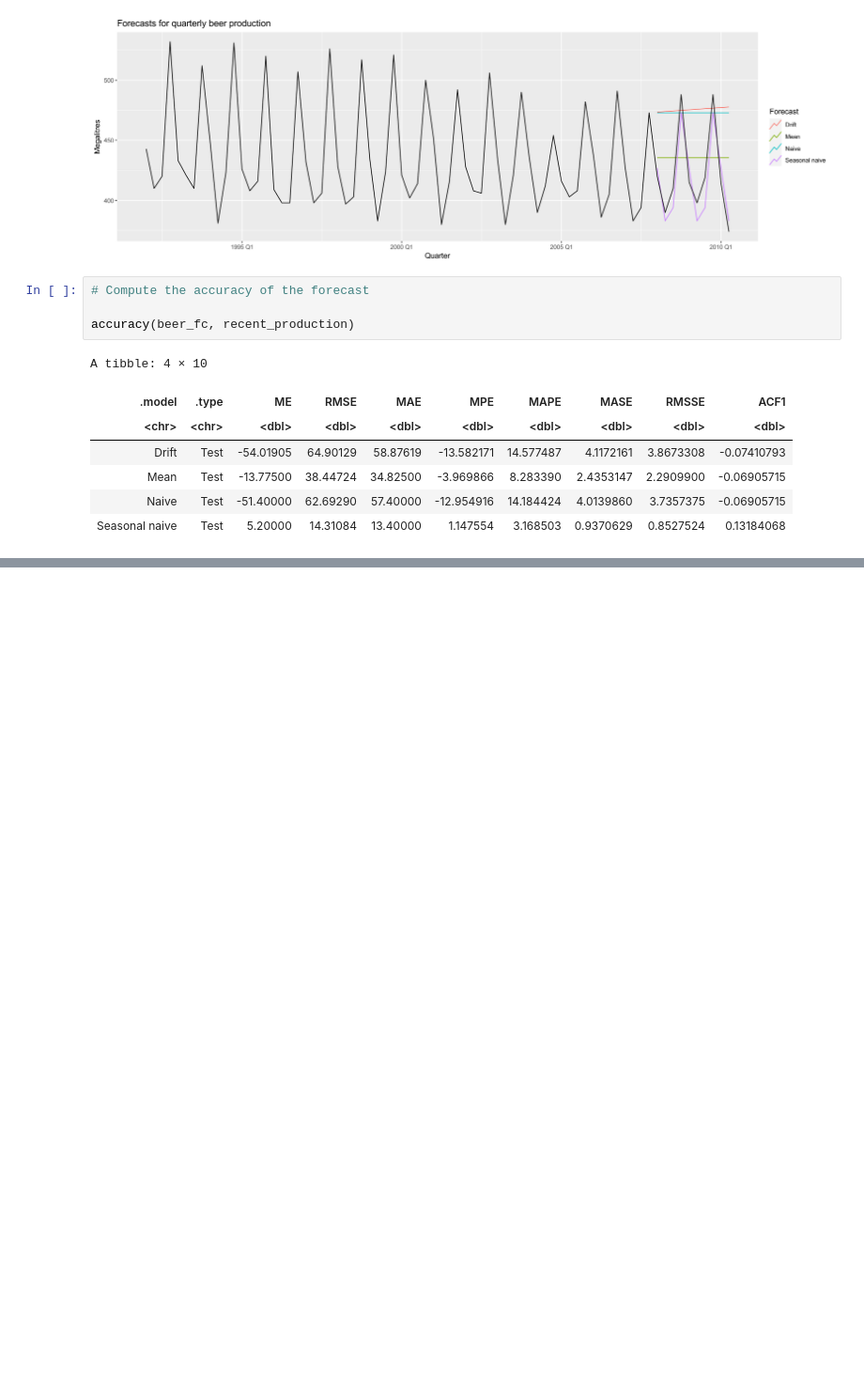
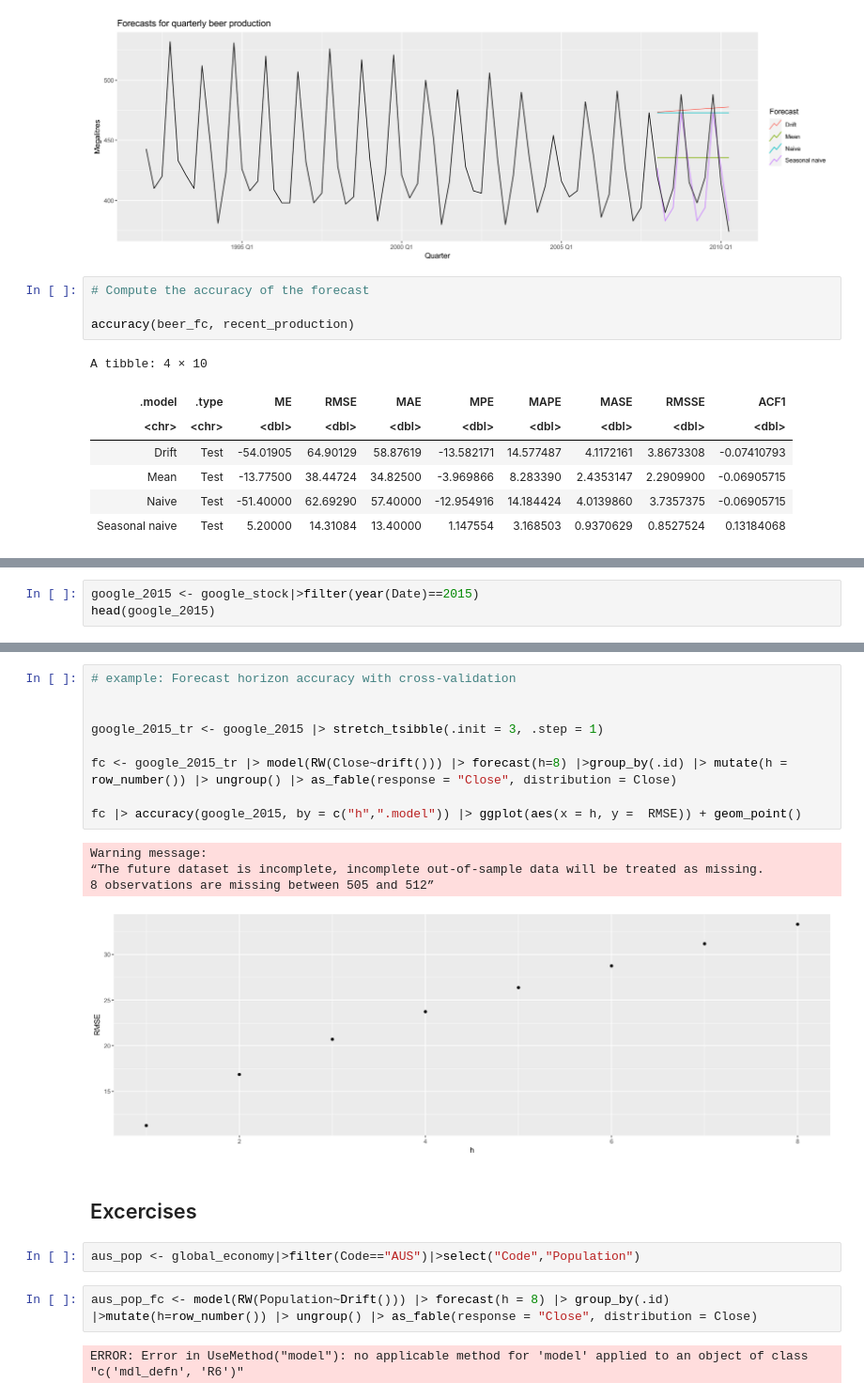
Before and after one commit to ARKA1112/Time_Series_R, a Jupyter notebook: OTEXTS_5.ipynb, the cells around one changed output, grey strips where cells are left out. Shown at 94% size. Cells and saved outputs as stored; diff of their text form; blank space fills up the shorter version.

```diff
--- a/OTEXTS_5.ipynb
+++ b/OTEXTS_5.ipynb
@@ -758,0 +798,3 @@ A tibble: 4 × 10
+# %%
+google_2015 <- google_stock|>filter(year(Date)==2015)
+head(google_2015)
@@ -758,0 +856,22 @@ A tibble: 4 × 10
+# %%
+# example: Forecast horizon accuracy with cross-validation
+
+
+google_2015_tr <- google_2015 |> stretch_tsibble(.init = 3, .step = 1)
+
+fc <- google_2015_tr |> model(RW(Close~drift())) |> forecast(h=8) |>group_by(.id) |> mutate(h = row_number()) |> ungroup() |> as_fable(response = "Close", distribution = Close)
+
+fc |> accuracy(google_2015, by = c("h",".model")) |> ggplot(aes(x = h, y =  RMSE)) + geom_point()
+# %% [output]
+Warning message:
+“The future dataset is incomplete, incomplete out-of-sample data will be treated as missing.
+8 observations are missing between 505 and 512”
+[figure, added]
+# %% [markdown]
+## Excercises
+# %%
+aus_pop <- global_economy|>filter(Code=="AUS")|>select("Code","Population")
+# %%
+aus_pop_fc <- model(RW(Population~Drift())) |> forecast(h = 8) |> group_by(.id) |>mutate(h=row_number()) |> ungroup() |> as_fable(response = "Close", distribution = Close)
+# %% [output]
+ERROR: Error in UseMethod("model"): no applicable method for 'model' applied to an object of class "c('mdl_defn', 'R6')"
```
Also changed, not shown: parts of 13 cells of this notebook.
